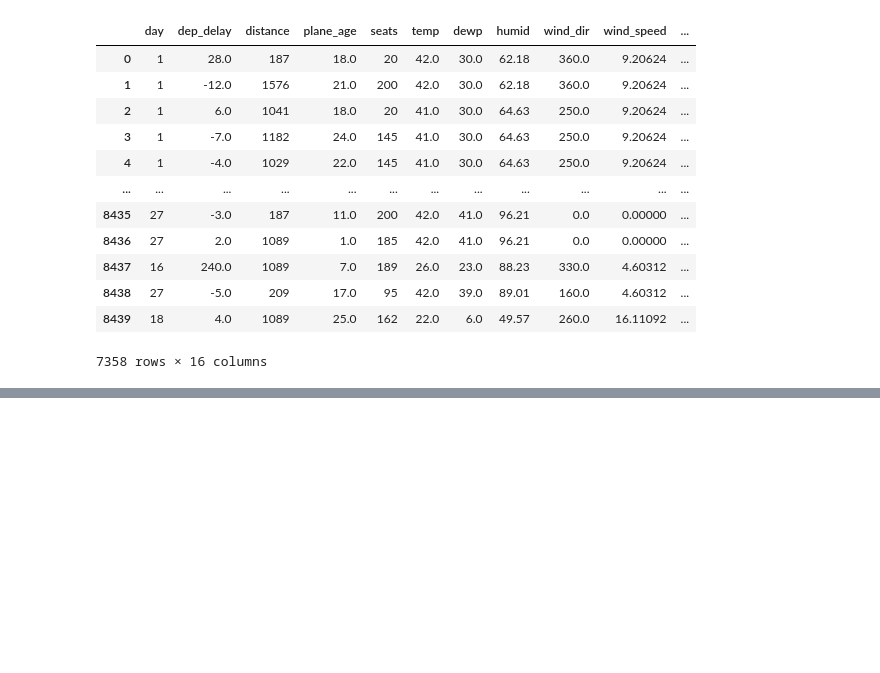
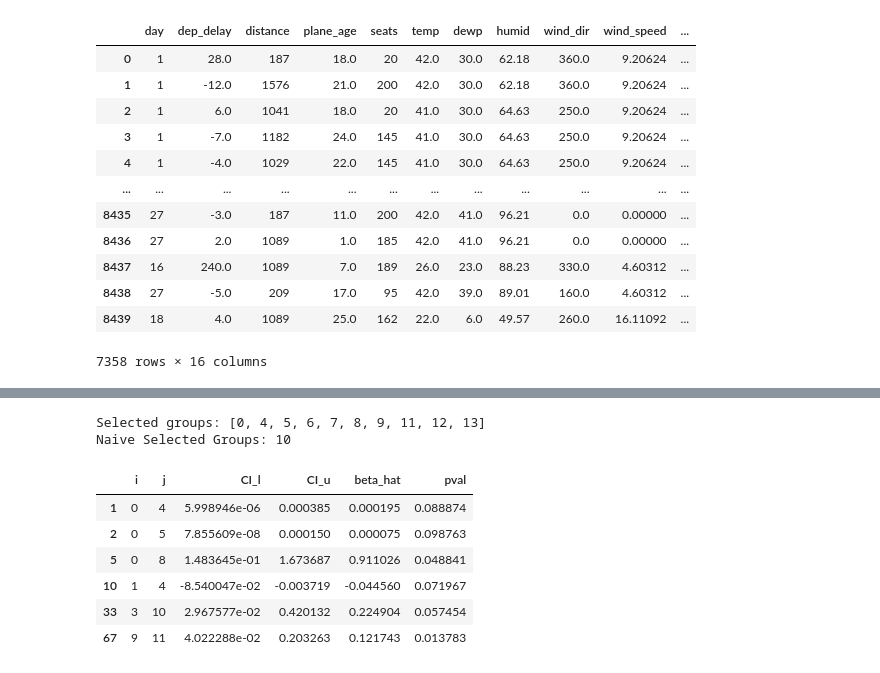
Before and after one commit to yiling-h/SI-Interaction, a Jupyter notebook: selectinf/flights/flights_example.ipynb, the cells around one changed output, grey strips where cells are left out. Saved outputs shown, nothing was run; the diff lists cells and outputs as text; code cells hidden in the pictures; blank space fills up the shorter version.

```diff
--- a/selectinf/flights/flights_example.ipynb
+++ b/selectinf/flights/flights_example.ipynb
@@ -48,0 +129,22 @@ x_train, x_test, y_train, y_test = train_test_split(X, Y, test_size=0.2, random_
+# %%
+const = group_lasso.gaussian
+result_naive, nonzero_naive, selected_groups_naive \
+    = naive_inference_real_data(X=design_train, Y=np.array(y_train),
+                                raw_data=np.array(x_train),
+                                groups=groups_train, const=const,
+                                n_features=x_train.shape[1],
+                                intercept=True, weight_frac=1, level=0.9,
+                                mode="weakhierarchy", root_n_scaled=False)
+# %% [output]
+Selected groups: [0, 4, 5, 6, 7, 8, 9, 11, 12, 13]
+Naive Selected Groups: 10
+# %%
+pd.DataFrame(result_naive)[pd.DataFrame(result_naive)['pval'] < 0.1]
+# %% [output]
+|  | i | j | CI_l | CI_u | beta_hat | pval |
+| 1 | 0 | 4 | 5.998946e-06 | 0.000385 | 0.000195 | 0.088874 |
+| 2 | 0 | 5 | 7.855609e-08 | 0.000150 | 0.000075 | 0.098763 |
+| 5 | 0 | 8 | 1.483645e-01 | 1.673687 | 0.911026 | 0.048841 |
+| 10 | 1 | 4 | -8.540047e-02 | -0.003719 | -0.044560 | 0.071967 |
+| 33 | 3 | 10 | 2.967577e-02 | 0.420132 | 0.224904 | 0.057454 |
+| 67 | 9 | 11 | 4.022288e-02 | 0.203263 | 0.121743 | 0.013783 |
```
Also changed, not shown: parts of 37 cells of this notebook, 26 other files.
